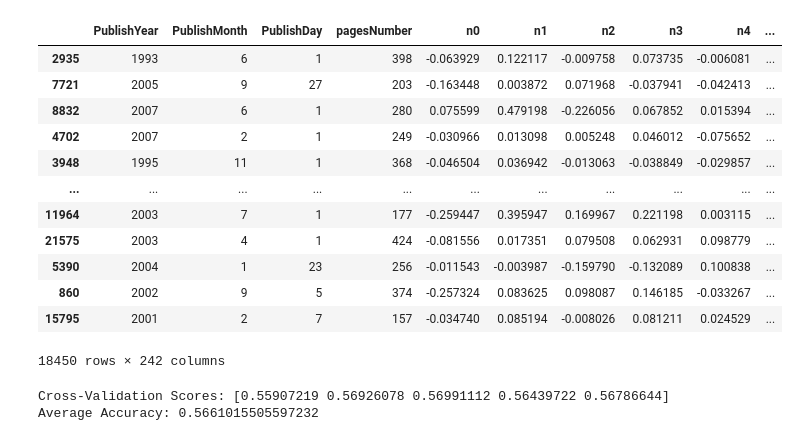
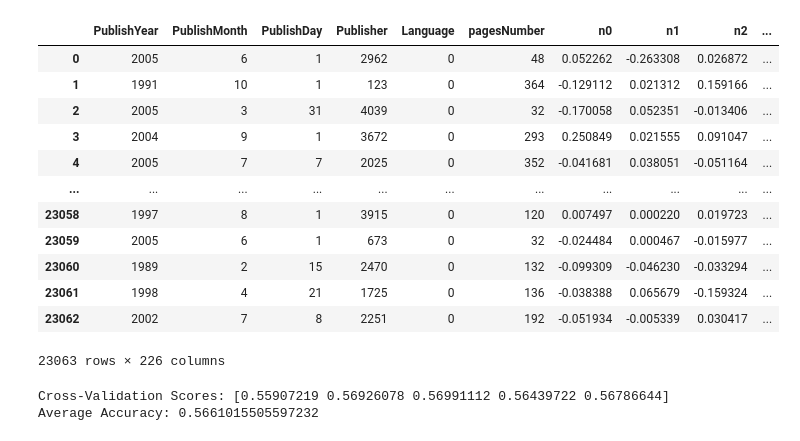
Before and after one commit to lzrobinson/Machine-Learning-Project-2, a Jupyter notebook: decisiontree.ipynb, the cells around one changed output. Saved outputs shown, nothing was run; the diff lists cells and outputs as text; code cells hidden in the pictures.

```diff
--- a/decisiontree.ipynb
+++ b/decisiontree.ipynb
@@ -127,20 +114,33 @@ y = combined_df['rating_label']
+# %%
+# Perform label encoding for publishers, language
+label_encoder = LabelEncoder()
+combined_df['Publisher'] = label_encoder.fit_transform(combined_df['Publisher'])
+combined_df['Language'] = label_encoder.fit_transform(combined_df['Language'])
+
+#combined_df = pd.concat([book_name_features, book_desc_features, train_df['rating_label']], axis=1)
+# Separate the feature columns (X) and the target column (y)
+X = combined_df.copy()
+X = X.drop('rating_label', axis=1)
+#X = X.drop('Publisher', axis=1)
+X['Language'] = (X['Language'] == 'eng').astype(int)
+y = combined_df['rating_label']
 # %%
 X_train, X_test, y_train, y_test = train_test_split(X, y, test_size=0.20, random_state=42)
-X_train
+X
 # %% [output]
-|  | PublishYear | PublishMonth | PublishDay | pagesNumber | n0 | n1 | n2 | n3 | n4 | ... |
-| 2935 | 1993 | 6 | 1 | 398 | -0.063929 | 0.122117 | -0.009758 | 0.073735 | -0.006081 | ... |
-| 7721 | 2005 | 9 | 27 | 203 | -0.163448 | 0.003872 | 0.071968 | -0.037941 | -0.042413 | ... |
-| 8832 | 2007 | 6 | 1 | 280 | 0.075599 | 0.479198 | -0.226056 | 0.067852 | 0.015394 | ... |
-| 4702 | 2007 | 2 | 1 | 249 | -0.030966 | 0.013098 | 0.005248 | 0.046012 | -0.075652 | ... |
-| 3948 | 1995 | 11 | 1 | 368 | -0.046504 | 0.036942 | -0.013063 | -0.038849 | -0.029857 | ... |
+|  | PublishYear | PublishMonth | PublishDay | Publisher | Language | pagesNumber | n0 | n1 | n2 | ... |
+| 0 | 2005 | 6 | 1 | 2962 | 0 | 48 | 0.052262 | -0.263308 | 0.026872 | ... |
+| 1 | 1991 | 10 | 1 | 123 | 0 | 364 | -0.129112 | 0.021312 | 0.159166 | ... |
+| 2 | 2005 | 3 | 31 | 4039 | 0 | 32 | -0.170058 | 0.052351 | -0.013406 | ... |
+| 3 | 2004 | 9 | 1 | 3672 | 0 | 293 | 0.250849 | 0.021555 | 0.091047 | ... |
+| 4 | 2005 | 7 | 7 | 2025 | 0 | 352 | -0.041681 | 0.038051 | -0.051164 | ... |
 | ... | ... | ... | ... | ... | ... | ... | ... | ... | ... | ... |
-| 11964 | 2003 | 7 | 1 | 177 | -0.259447 | 0.395947 | 0.169967 | 0.221198 | 0.003115 | ... |
-| 21575 | 2003 | 4 | 1 | 424 | -0.081556 | 0.017351 | 0.079508 | 0.062931 | 0.098779 | ... |
-| 5390 | 2004 | 1 | 23 | 256 | -0.011543 | -0.003987 | -0.159790 | -0.132089 | 0.100838 | ... |
-| 860 | 2002 | 9 | 5 | 374 | -0.257324 | 0.083625 | 0.098087 | 0.146185 | -0.033267 | ... |
-| 15795 | 2001 | 2 | 7 | 157 | -0.034740 | 0.085194 | -0.008026 | 0.081211 | 0.024529 | ... |
+| 23058 | 1997 | 8 | 1 | 3915 | 0 | 120 | 0.007497 | 0.000220 | 0.019723 | ... |
+| 23059 | 2005 | 6 | 1 | 673 | 0 | 32 | -0.024484 | 0.000467 | -0.015977 | ... |
+| 23060 | 1989 | 2 | 15 | 2470 | 0 | 132 | -0.099309 | -0.046230 | -0.033294 | ... |
+| 23061 | 1998 | 4 | 21 | 1725 | 0 | 136 | -0.038388 | 0.065679 | -0.159324 | ... |
+| 23062 | 2002 | 7 | 8 | 2251 | 0 | 192 | -0.051934 | -0.005339 | 0.030417 | ... |
-18450 rows × 242 columns
+23063 rows × 226 columns
 # %%
 # Create the decision tree classifier object
 tree = DecisionTreeClassifier()
```
Also changed, not shown: parts of 2 cells of this notebook, 2 other files.
